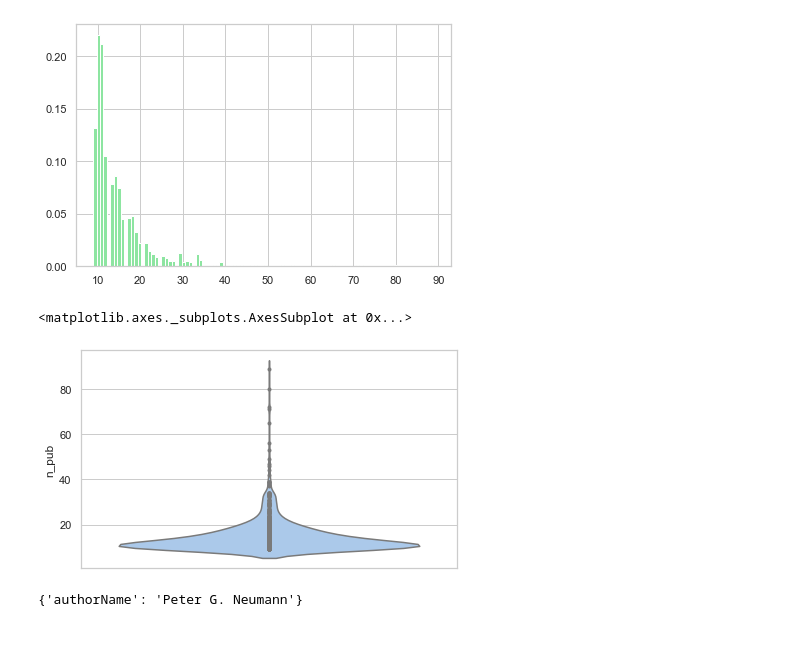
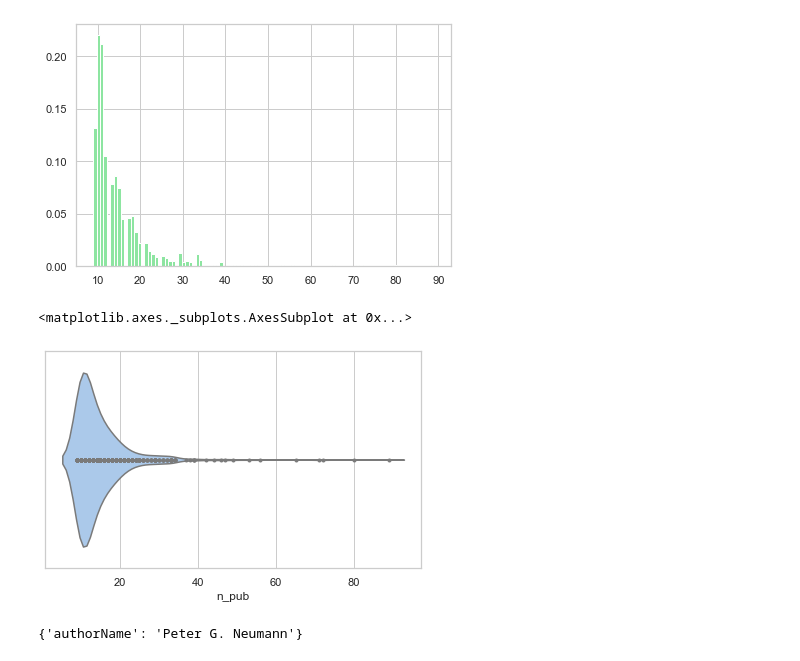
Before and after one commit to daddyjab/GraphDB_Notes, a Jupyter notebook: GDB-01-Explore_GraphDB.ipynb, the cells around one changed output. Cells and saved outputs as stored; diff of their text form; code cells hidden in the pictures.

```diff
--- a/GDB-01-Explore_GraphDB.ipynb
+++ b/GDB-01-Explore_GraphDB.ipynb
@@ -53,4 +56,0 @@ graph.run("CALL db.schema()").data()
-# %%
-query = "MATCH path=(p:Person)-[r:ACTED_IN]->(m:Movie) RETURN m.title AS `Movie Title`, p.name AS `Actor Name`, r.roles AS `Roles Performed`"
-m_df = graph.run(query).to_data_frame()
-m_df
@@ -339,13 +338,13 @@ plt.show()
 # %%
 # Plot using seaborn
 sns.set(style="whitegrid", palette="pastel", color_codes=True)
 
 # Draw a nested violinplot and split the violins for easier comparison
-sns.violinplot(y="n_pub", inner='point', data=authors_df)
+sns.violinplot(y="n_pub", inner='point', data=authors_df, orient='h')
 # sns.despine(left=True)
 # %% [output]
 <matplotlib.axes._subplots.AxesSubplot at 0x...>
-[figure, old version]
+[figure, new version]
 # %%
 # For one author, get the articles published and # of citations received for each article
 q_args = {'authorName': authors_df['name'][0] }
```
Also changed, not shown: parts of 33 cells of this notebook.
